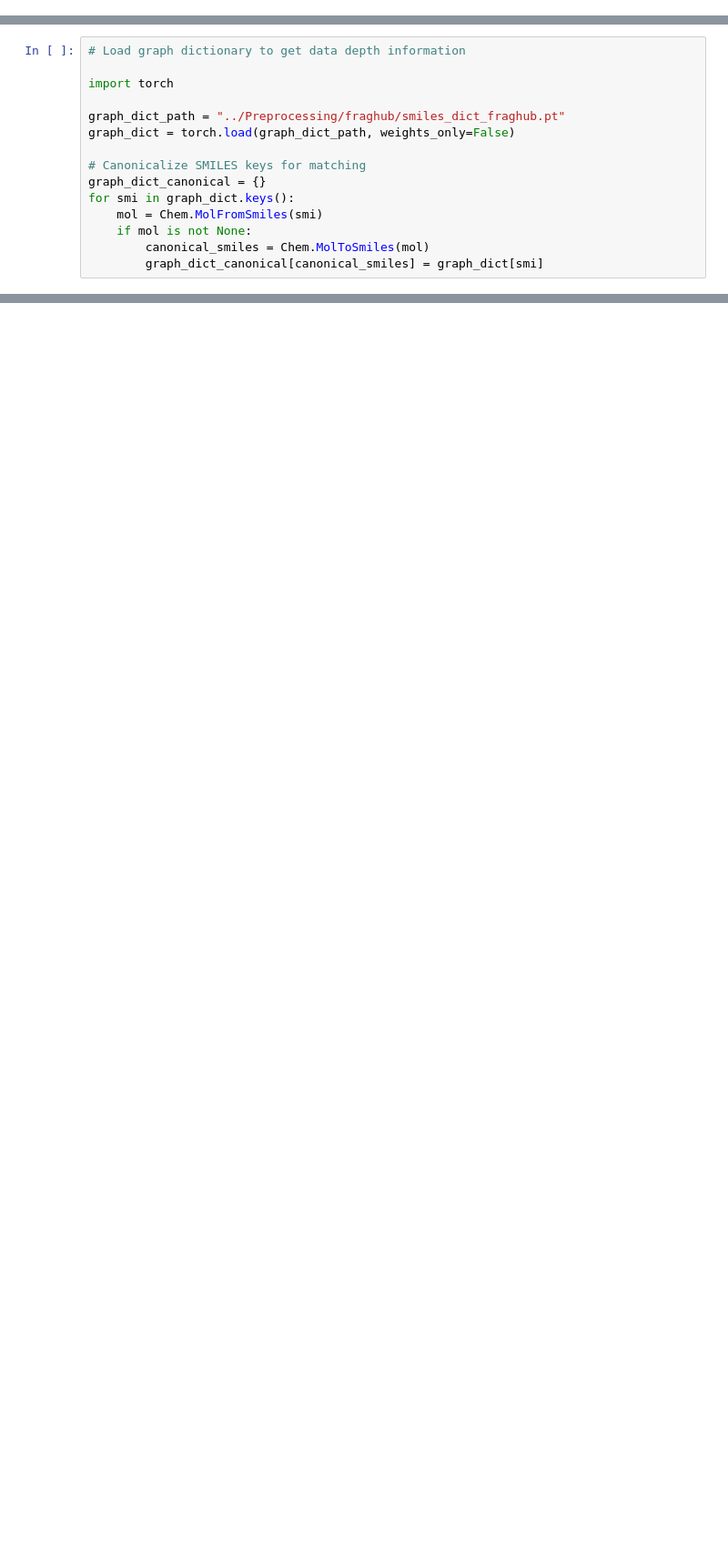
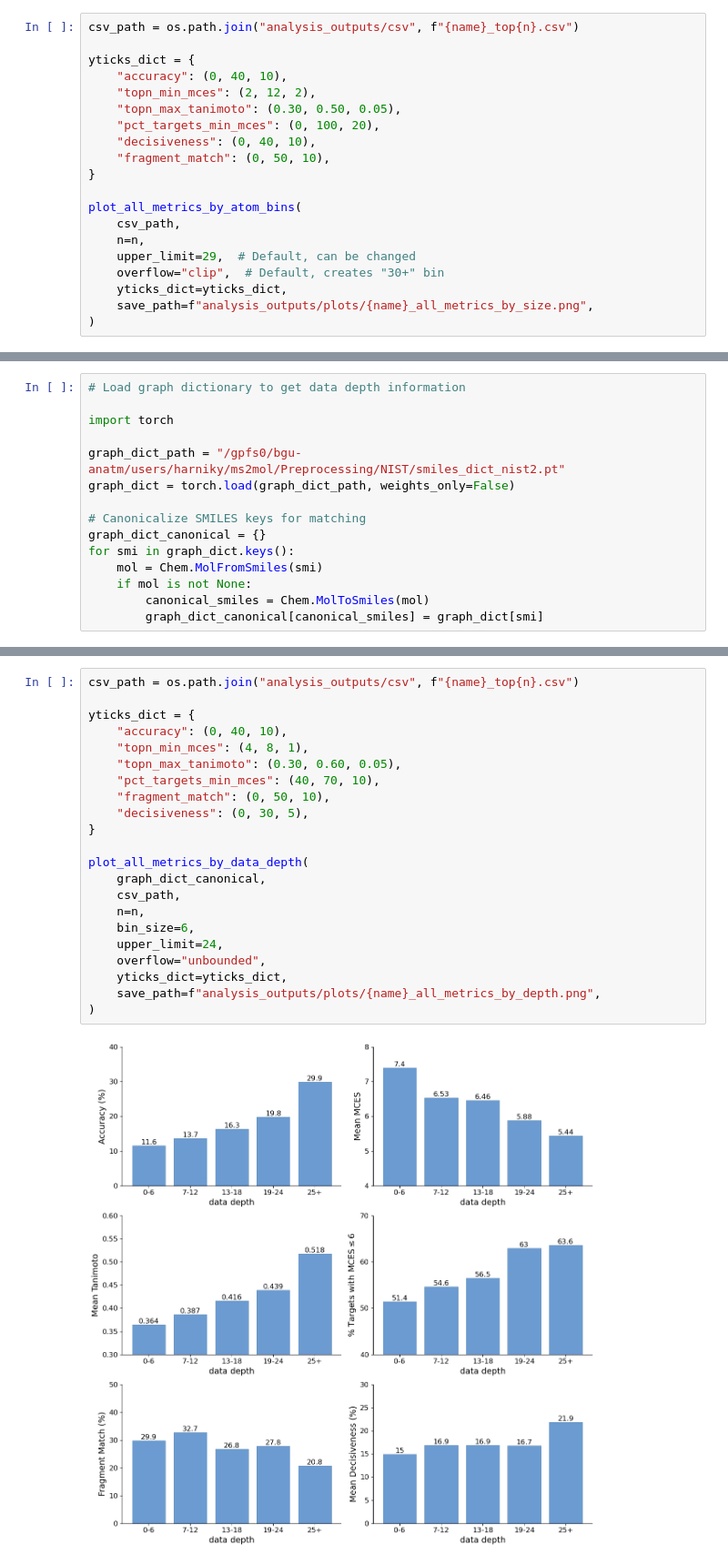
Before and after one commit to Milo-group/DeniMS, a Jupyter notebook: MS_diffusion/post_analysis.ipynb, the cells around one changed output, grey strips where cells are left out. Shown at 91% size. Cells and saved outputs as stored; diff of their text form; blank space fills up the shorter version.

```diff
--- a/MS_diffusion/post_analysis.ipynb
+++ b/MS_diffusion/post_analysis.ipynb
@@ -1113,0 +1307,20 @@ plot_metric_by_atom_bins(
+# %%
+csv_path = os.path.join("analysis_outputs/csv", f"{name}_top{n}.csv")
+
+yticks_dict = {
+    "accuracy": (0, 40, 10),
+    "topn_min_mces": (2, 12, 2),
+    "topn_max_tanimoto": (0.30, 0.50, 0.05),
+    "pct_targets_min_mces": (0, 100, 20),
+    "decisiveness": (0, 40, 10),
+    "fragment_match": (0, 50, 10),
+}
+
+plot_all_metrics_by_atom_bins(
+    csv_path,
+    n=n,
+    upper_limit=29,  # Default, can be changed
+    overflow="clip",  # Default, creates "30+" bin
+    yticks_dict=yticks_dict,
+    save_path=f"analysis_outputs/plots/{name}_all_metrics_by_size.png",
+)
@@ -1116,7 +1350,7 @@ plot_metric_by_atom_bins(
 
 import torch
 
-graph_dict_path = "../Preprocessing/fraghub/smiles_dict_fraghub.pt"
+graph_dict_path = "/gpfs0/bgu-anatm/users/harniky/ms2mol/Preprocessing/NIST/smiles_dict_nist2.pt"
 graph_dict = torch.load(graph_dict_path, weights_only=False)
 
 # Canonicalize SMILES keys for matching
@@ -1176,0 +1541,24 @@ plot_metric_by_(
+# %%
+csv_path = os.path.join("analysis_outputs/csv", f"{name}_top{n}.csv")
+
+yticks_dict = {
+    "accuracy": (0, 40, 10),
+    "topn_min_mces": (4, 8, 1),
+    "topn_max_tanimoto": (0.30, 0.60, 0.05),
+    "pct_targets_min_mces": (40, 70, 10),
+    "fragment_match": (0, 50, 10),
+    "decisiveness": (0, 30, 5),
+}
+
+plot_all_metrics_by_data_depth(
+    graph_dict_canonical,
+    csv_path,
+    n=n,
+    bin_size=6,
+    upper_limit=24,
+    overflow="unbounded",
+    yticks_dict=yticks_dict,
+    save_path=f"analysis_outputs/plots/{name}_all_metrics_by_depth.png",
+)
+# %% [output]
+[figure, added]
```
Also changed, not shown: parts of 14 cells of this notebook, 16 other files.
